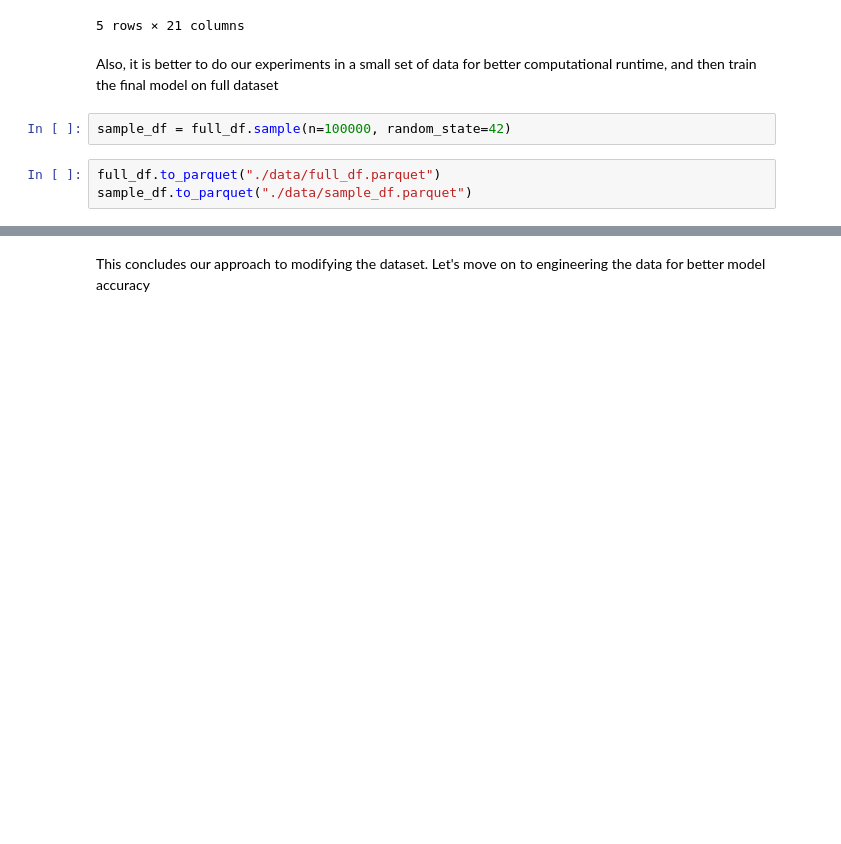
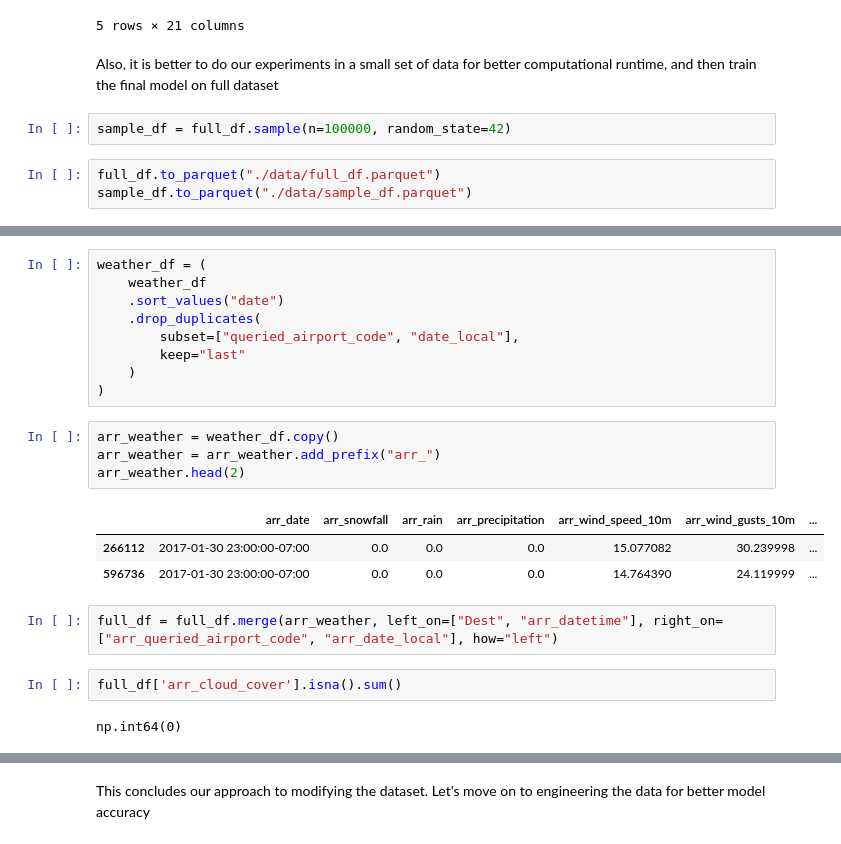
Before and after one commit to rashdul/flight-delay-prediction, a Jupyter notebook: notebooks/01_data_exploration_second_try.ipynb, the cells around one changed output, grey strips where cells are left out. Drawn from its saved outputs; the diff is of its cells as text; blank space fills up the shorter version.

```diff
--- a/notebooks/01_data_exploration_second_try.ipynb
+++ b/notebooks/01_data_exploration_second_try.ipynb
@@ -490,0 +528,23 @@ sample_df.to_parquet("./data/sample_df.parquet")
+# %%
+weather_df = (
+    weather_df
+    .sort_values("date")
+    .drop_duplicates(
+        subset=["queried_airport_code", "date_local"],
+        keep="last"
+    )
+)
+# %%
+arr_weather = weather_df.copy()
+arr_weather = arr_weather.add_prefix("arr_")
+arr_weather.head(2)
+# %% [output]
+|  | arr_date | arr_snowfall | arr_rain | arr_precipitation | arr_wind_speed_10m | arr_wind_gusts_10m | ... |
+| 266112 | 2017-01-30 23:00:00-07:00 | 0.0 | 0.0 | 0.0 | 15.077082 | 30.239998 | ... |
+| 596736 | 2017-01-30 23:00:00-07:00 | 0.0 | 0.0 | 0.0 | 14.764390 | 24.119999 | ... |
+# %%
+full_df = full_df.merge(arr_weather, left_on=["Dest", "arr_datetime"], right_on=["arr_queried_airport_code", "arr_date_local"], how="left")
+# %%
+full_df['arr_cloud_cover'].isna().sum()
+# %% [output]
+np.int64(0)
```
Also changed, not shown: parts of 16 cells of this notebook.
